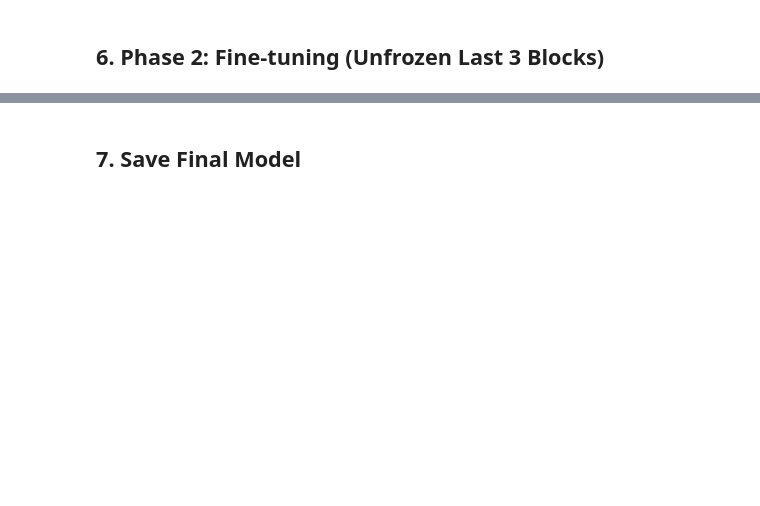
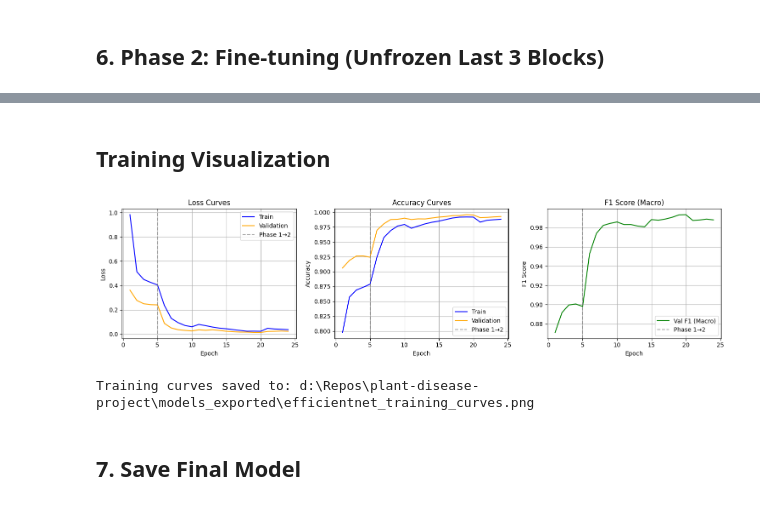
Before and after one commit to Sidsol/plant-disease-project, a Jupyter notebook: ml/notebooks/02_train_efficientnet.ipynb, the cells around one changed output, grey strips where cells are left out. Cells and saved outputs as stored; diff of their text form; code cells hidden in the pictures; blank space fills up the shorter version.

```diff
--- a/ml/notebooks/02_train_efficientnet.ipynb
+++ b/ml/notebooks/02_train_efficientnet.ipynb
@@ -40,7 +41,7 @@ CUDA available: False
 # Configuration
 class Config:
     # Paths
-    DATA_DIR = project_root.parent / 'data' / 'processed' / 'plantvillage_color_80_10_10'
+    DATA_DIR = project_root.parent / 'data' / 'processed'
     CHECKPOINT_DIR = project_root.parent / 'models_exported'
     LOG_DIR = project_root.parent / 'runs' / 'efficientnet'
 
@@ -158,13 +155,11 @@ Max weight: 9.4452
 model = create_efficientnet_b0(
     num_classes=config.NUM_CLASSES,
     pretrained=config.PRETRAINED,
-    dropout_rate=config.DROPOUT,
-    freeze_backbone=False  # We'll freeze manually in the next cell
+    dropout_rate=config.DROPOUT
 )
 model = model.to(config.DEVICE)
 
-param_info = model.count_parameters()
 print(f"Model created: EfficientNet-B0")
-print(f"Total parameters: {param_info['total']:,}")
-print(f"Trainable parameters: {param_info['trainable']:,}")
+print(f"Total parameters: {model.get_num_params(trainable_only=False):,}")
+print(f"Trainable parameters: {model.get_num_params(trainable_only=True):,}")
 # %% [output]
@@ -404,6 +459,14 @@ for epoch in range(start_epoch, start_epoch + config.FINETUNE_EPOCHS):
     # Step scheduler
     scheduler_phase2.step()
 
+    # Record history
+    history['train_loss'].append(train_loss)
+    history['train_acc'].append(train_acc)
+    history['val_loss'].append(val_loss)
+    history['val_acc'].append(val_metrics['accuracy'])
+    history['val_f1'].append(val_metrics['f1_macro'])
+    history['phase'].append(2)
+
     print(f"Train Loss: {train_loss:.4f}, Train Acc: {train_acc:.4f}")
     print(f"Val Loss: {val_loss:.4f}, Val Acc: {val_metrics['accuracy']:.4f}, F1: {val_metrics['f1_macro']:.4f}")
     print(f"LR - Backbone: {optimizer_phase2.param_groups[0]['lr']:.6f}, Classifier: {optimizer_phase2.param_groups[1]['lr']:.6f}")
@@ -427,3 +589,50 @@ print(f"\nPhase 2 Complete! Best Val Accuracy: {best_val_acc_phase2:.4f}")
+# %% [markdown]
+## Training Visualization
+# %%
+import matplotlib.pyplot as plt
+
+fig, axes = plt.subplots(1, 3, figsize=(15, 4))
+
+epochs = range(1, len(history['train_loss']) + 1)
+phase1_epochs = sum(1 for p in history['phase'] if p == 1)
+
+# Loss
+axes[0].plot(epochs, history['train_loss'], label='Train', color='blue')
+axes[0].plot(epochs, history['val_loss'], label='Validation', color='orange')
+axes[0].axvline(x=phase1_epochs, color='gray', linestyle='--', alpha=0.7, label='Phase 1→2')
+axes[0].set_xlabel('Epoch')
+axes[0].set_ylabel('Loss')
+axes[0].set_title('Loss Curves')
+axes[0].legend()
+axes[0].grid(True)
+
+# Accuracy
+axes[1].plot(epochs, history['train_acc'], label='Train', color='blue')
+axes[1].plot(epochs, history['val_acc'], label='Validation', color='orange')
+axes[1].axvline(x=phase1_epochs, color='gray', linestyle='--', alpha=0.7, label='Phase 1→2')
+axes[1].set_xlabel('Epoch')
+axes[1].set_ylabel('Accuracy')
+axes[1].set_title('Accuracy Curves')
+axes[1].legend()
+axes[1].grid(True)
+
+# F1 Score
+axes[2].plot(epochs, history['val_f1'], label='Val F1 (Macro)', color='green')
+axes[2].axvline(x=phase1_epochs, color='gray', linestyle='--', alpha=0.7, label='Phase 1→2')
+axes[2].set_xlabel('Epoch')
+axes[2].set_ylabel('F1 Score')
+axes[2].set_title('F1 Score (Macro)')
+axes[2].legend()
+axes[2].grid(True)
+
+plt.tight_layout()
+plt.savefig(config.CHECKPOINT_DIR / 'efficientnet_training_curves.png', dpi=150)
+plt.show()
+
+print(f"Training curves saved to: {config.CHECKPOINT_DIR / 'efficientnet_training_curves.png'}")
+# %% [output]
+[figure, added]
+Training curves saved to: d:\Repos\plant-disease-project\models_exported\efficientnet_training_curves.png
 # %% [markdown]
 ## 7. Save Final Model
 # %%
```
Also changed, not shown: parts of 16 cells of this notebook, 26 other files.
